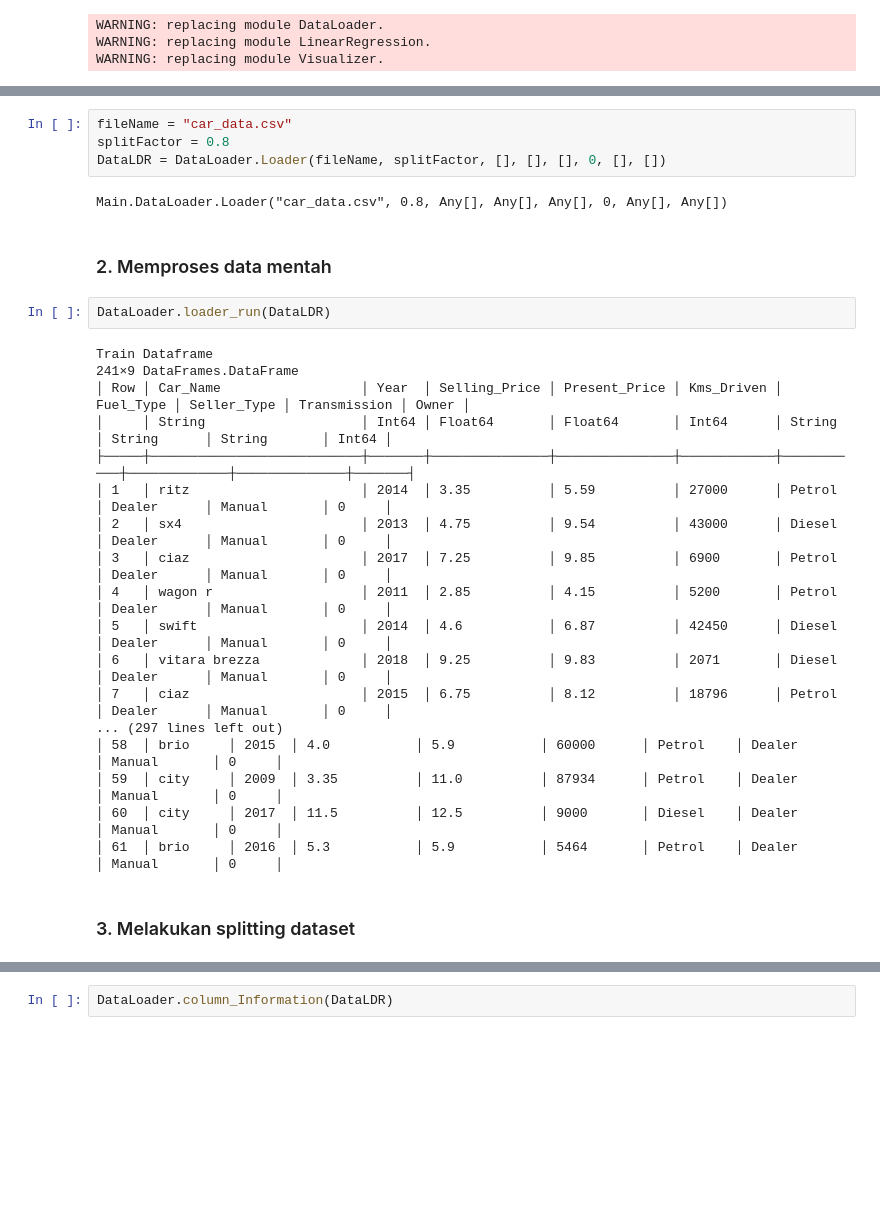
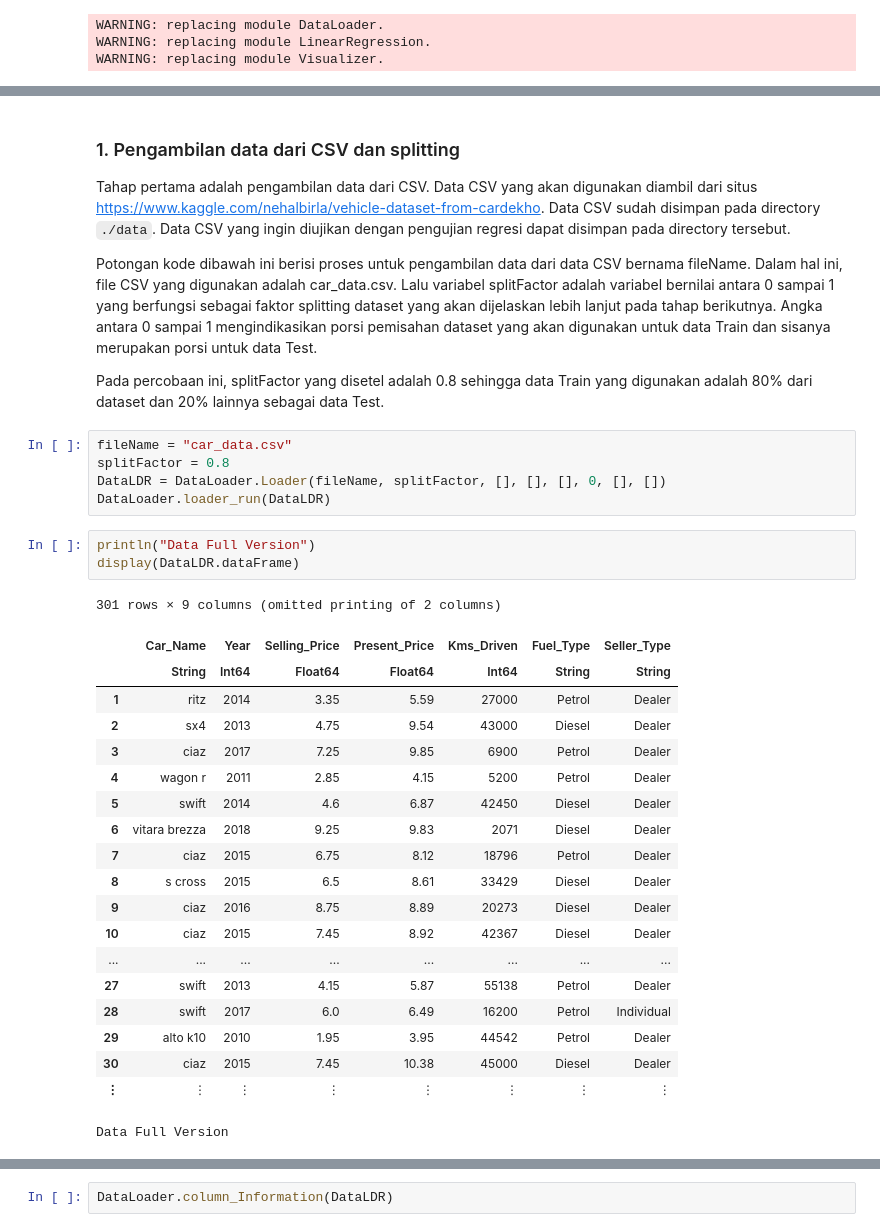
Before and after one commit to Mingtaros/linear-regression-from-scratch, a Jupyter notebook: src/main.ipynb, the cells around one changed output, grey strips where cells are left out. Cells and saved outputs as stored; diff of their text form; blank space fills up the shorter version.

```diff
--- a/src/main.ipynb
+++ b/src/main.ipynb
@@ -20,30 +32,36 @@ WARNING: replacing module Visualizer.
+# %% [markdown]
+### 1. Pengambilan data dari CSV dan splitting
+Tahap pertama adalah pengambilan data dari CSV. Data CSV yang akan digunakan diambil dari situs https://www.kaggle.com/nehalbirla/vehicle-dataset-from-cardekho. Data CSV sudah disimpan pada directory `./data`. Data CSV yang ingin diujikan dengan pengujian regresi dapat disimpan pada directory tersebut.
+
+Potongan kode dibawah ini berisi proses untuk pengambilan data dari data CSV bernama fileName. Dalam hal ini, file CSV yang digunakan adalah car_data.csv. Lalu variabel splitFactor adalah variabel bernilai antara 0 sampai 1 yang berfungsi sebagai faktor splitting dataset yang akan dijelaskan lebih lanjut pada tahap berikutnya. Angka antara 0 sampai 1 mengindikasikan porsi pemisahan dataset yang akan digunakan untuk data Train dan sisanya merupakan porsi untuk data Test.
+
+Pada percobaan ini, splitFactor yang disetel adalah 0.8 sehingga data Train yang digunakan adalah 80% dari dataset dan 20% lainnya sebagai data Test.
 # %%
 fileName = "car_data.csv"
 splitFactor = 0.8
 DataLDR = DataLoader.Loader(fileName, splitFactor, [], [], [], 0, [], [])
+DataLoader.loader_run(DataLDR)
-# %% [output]
-Main.DataLoader.Loader("car_data.csv", 0.8, Any[], Any[], Any[], 0, Any[], Any[])
-# %% [markdown]
-### 2. Memproses data mentah
-# %%
-DataLoader.loader_run(DataLDR)
-# %% [output]
-Train Dataframe
-241×9 DataFrames.DataFrame
-│ Row │ Car_Name                  │ Year  │ Selling_Price │ Present_Price │ Kms_Driven │ Fuel_Type │ Seller_Type │ Transmission │ Owner │
-│     │ String                    │ Int64 │ Float64       │ Float64       │ Int64      │ String    │ String      │ String       │ Int64 │
-├─────┼───────────────────────────┼───────┼───────────────┼───────────────┼────────────┼───────────┼─────────────┼──────────────┼───────┤
-│ 1   │ ritz                      │ 2014  │ 3.35          │ 5.59          │ 27000      │ Petrol    │ Dealer      │ Manual       │ 0     │
-│ 2   │ sx4                       │ 2013  │ 4.75          │ 9.54          │ 43000      │ Diesel    │ Dealer      │ Manual       │ 0     │
-│ 3   │ ciaz                      │ 2017  │ 7.25          │ 9.85          │ 6900       │ Petrol    │ Dealer      │ Manual       │ 0     │
-│ 4   │ wagon r                   │ 2011  │ 2.85          │ 4.15          │ 5200       │ Petrol    │ Dealer      │ Manual       │ 0     │
-│ 5   │ swift                     │ 2014  │ 4.6           │ 6.87          │ 42450      │ Diesel    │ Dealer      │ Manual       │ 0     │
-│ 6   │ vitara brezza             │ 2018  │ 9.25          │ 9.83          │ 2071       │ Diesel    │ Dealer      │ Manual       │ 0     │
-│ 7   │ ciaz                      │ 2015  │ 6.75          │ 8.12          │ 18796      │ Petrol    │ Dealer      │ Manual       │ 0     │
-... (297 lines left out)
-│ 58  │ brio     │ 2015  │ 4.0           │ 5.9           │ 60000      │ Petrol    │ Dealer      │ Manual       │ 0     │
-│ 59  │ city     │ 2009  │ 3.35          │ 11.0          │ 87934      │ Petrol    │ Dealer      │ Manual       │ 0     │
-│ 60  │ city     │ 2017  │ 11.5          │ 12.5          │ 9000       │ Diesel    │ Dealer      │ Manual       │ 0     │
-│ 61  │ brio     │ 2016  │ 5.3           │ 5.9           │ 5464       │ Petrol    │ Dealer      │ Manual       │ 0     │
-# %% [markdown]
-### 3. Melakukan splitting dataset
+# %%
+println("Data Full Version")
+display(DataLDR.dataFrame)
+# %% [output]
+301 rows × 9 columns (omitted printing of 2 columns)
+|  | Car_Name | Year | Selling_Price | Present_Price | Kms_Driven | Fuel_Type | Seller_Type |
+|  | String | Int64 | Float64 | Float64 | Int64 | String | String |
+| 1 | ritz | 2014 | 3.35 | 5.59 | 27000 | Petrol | Dealer |
+| 2 | sx4 | 2013 | 4.75 | 9.54 | 43000 | Diesel | Dealer |
+| 3 | ciaz | 2017 | 7.25 | 9.85 | 6900 | Petrol | Dealer |
+| 4 | wagon r | 2011 | 2.85 | 4.15 | 5200 | Petrol | Dealer |
+| 5 | swift | 2014 | 4.6 | 6.87 | 42450 | Diesel | Dealer |
+| 6 | vitara brezza | 2018 | 9.25 | 9.83 | 2071 | Diesel | Dealer |
+| 7 | ciaz | 2015 | 6.75 | 8.12 | 18796 | Petrol | Dealer |
+| 8 | s cross | 2015 | 6.5 | 8.61 | 33429 | Diesel | Dealer |
+| 9 | ciaz | 2016 | 8.75 | 8.89 | 20273 | Diesel | Dealer |
+| 10 | ciaz | 2015 | 7.45 | 8.92 | 42367 | Diesel | Dealer |
+| ... | ... | ... | ... | ... | ... | ... | ... |
+| 27 | swift | 2013 | 4.15 | 5.87 | 55138 | Petrol | Dealer |
+| 28 | swift | 2017 | 6.0 | 6.49 | 16200 | Petrol | Individual |
+| 29 | alto k10 | 2010 | 1.95 | 3.95 | 44542 | Petrol | Dealer |
+| 30 | ciaz | 2015 | 7.45 | 10.38 | 45000 | Diesel | Dealer |
+| ⋮ | ⋮ | ⋮ | ⋮ | ⋮ | ⋮ | ⋮ | ⋮ |
+Data Full Version
```
Also changed, not shown: parts of 21 cells of this notebook, 17 other files.
